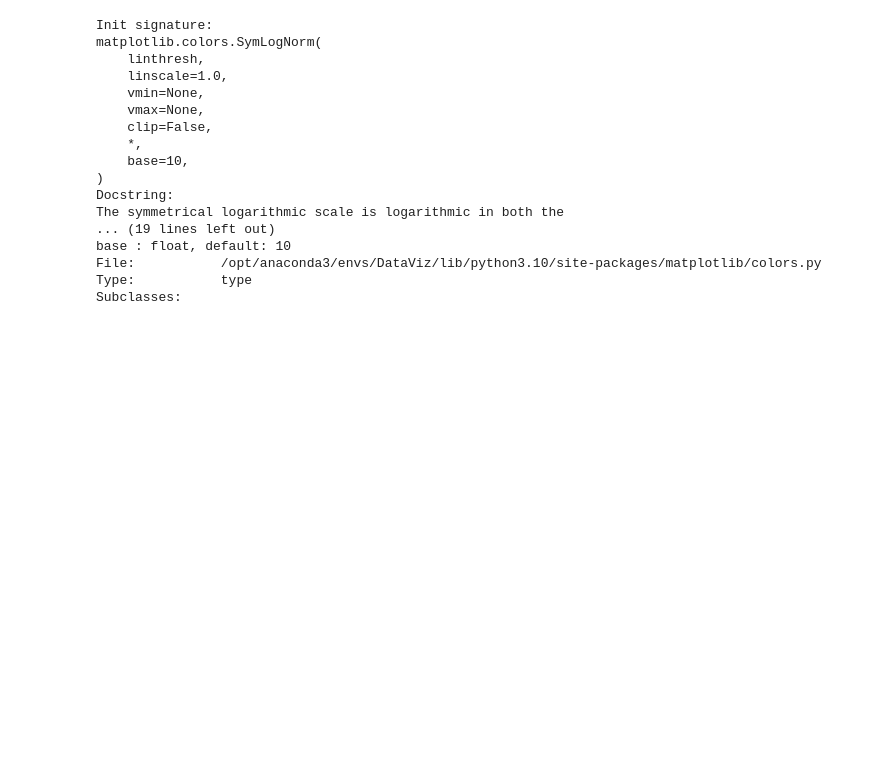
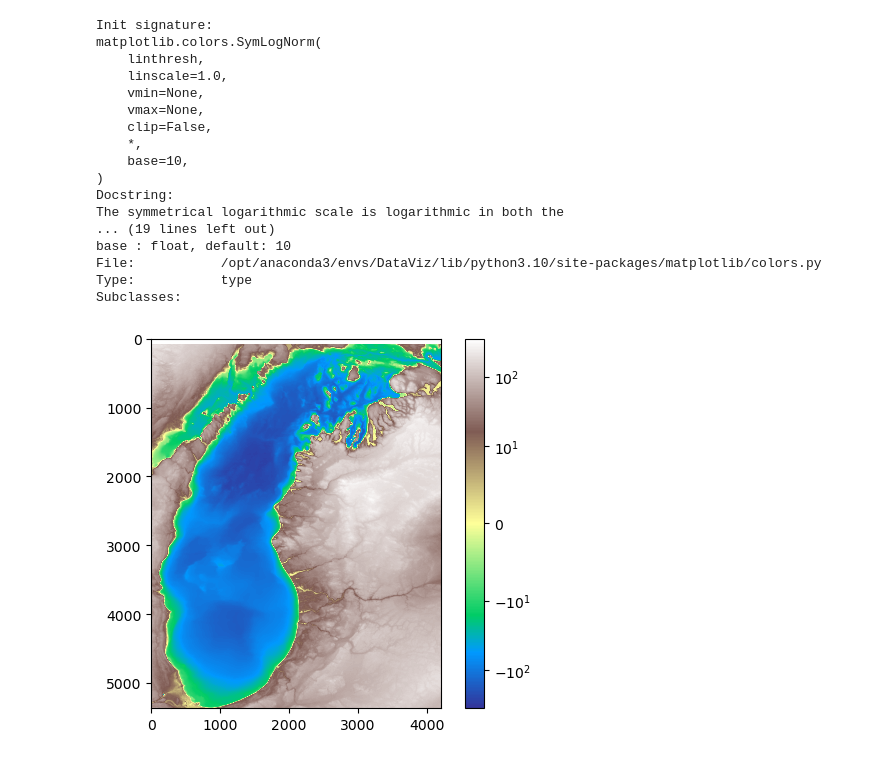
Before and after one commit to UIUC-iSchool-DataViz/is445_bcubcg_fall2025, a Jupyter notebook: week05/inClass_week05.ipynb, the cells around one changed output. Saved outputs shown, nothing was run; the diff lists cells and outputs as text; code cells hidden in the pictures; blank space fills up the shorter version.

```diff
--- a/week05/inClass_week05.ipynb
+++ b/week05/inClass_week05.ipynb
@@ -293,8 +293,19 @@ File:           /opt/anaconda3/envs/DataViz/lib/python3.10/site-packages/matplot
 Type:           type
 Subclasses:
 # %%
+# Step 1 -- hardcode parameters
+colormap = 'terrain'
+take_log = True
+
+if take_log:
+    norm = matplotlib.colors.SymLogNorm(10) # base 10 log
+else:
+    norm = matplotlib.colors.Normalize() # default
+
 # CMD + [
-plt.imshow(michigan, cmap=colormap)
+plt.imshow(michigan, cmap=colormap, norm=norm)
 plt.clim(-352,352) # setting color limit (like xlim, ylim)
 plt.colorbar()
 plt.show()
+# %% [output]
+[figure, added]
```
